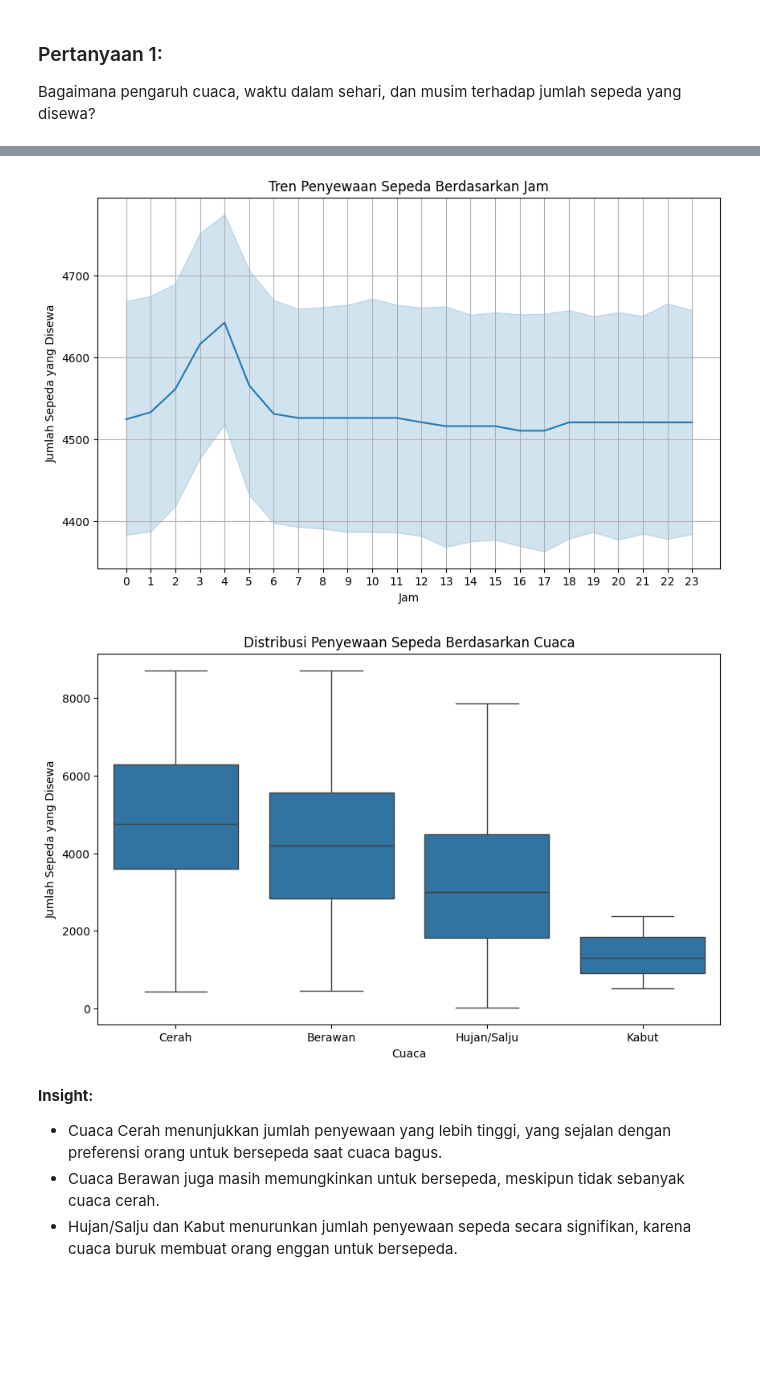
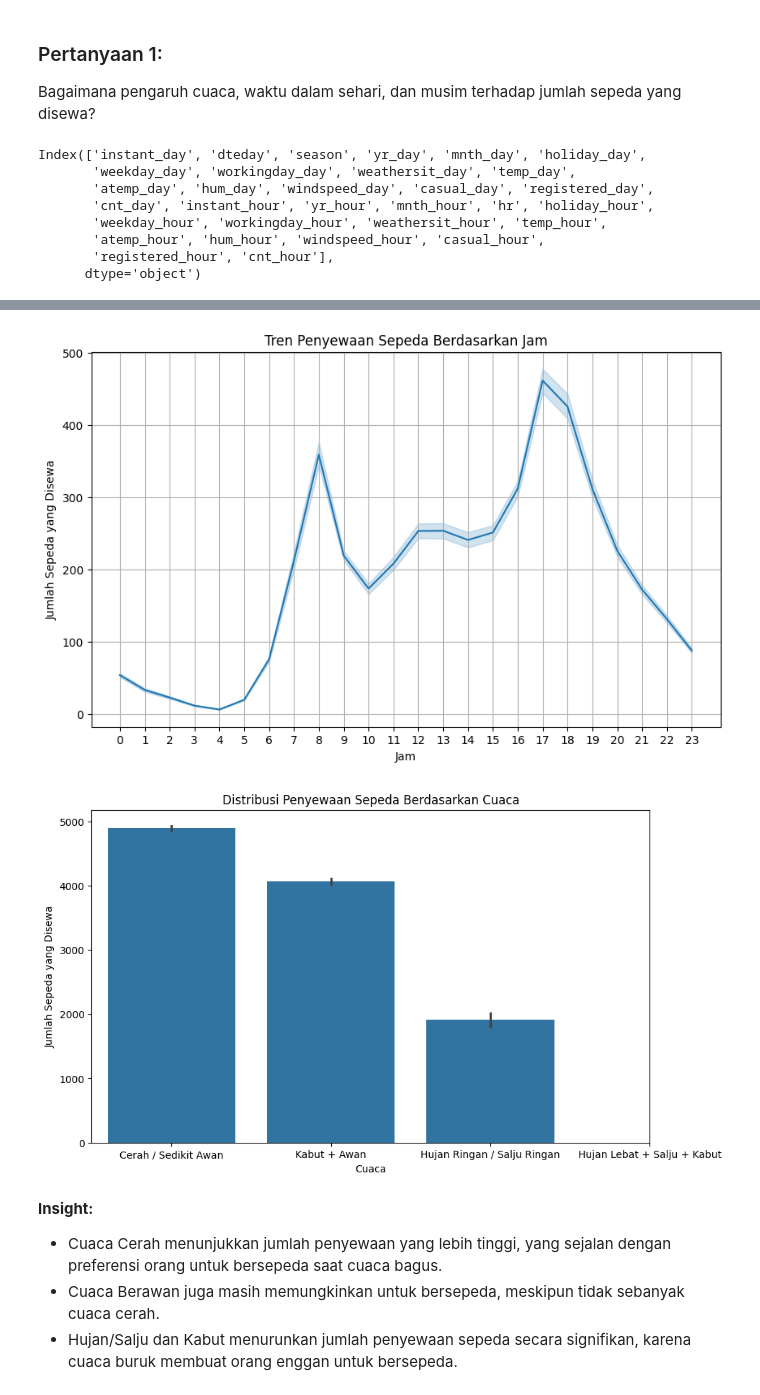
Before and after one commit to maulanycitra/Proyek-Analisis-Data-Dicoding, a Jupyter notebook: Proyek_Analisis_Data_Maulany_Citra_Pandini.ipynb, the cells around one changed output, grey strips where cells are left out. Cells and saved outputs as stored; diff of their text form; code cells hidden in the pictures; blank space fills up the shorter version.

```diff
--- a/Proyek_Analisis_Data_Maulany_Citra_Pandini.ipynb
+++ b/Proyek_Analisis_Data_Maulany_Citra_Pandini.ipynb
@@ -42,0 +42,7 @@ df_hour.head()
+# %%
+# Membaca dataset day.csv dan hour.csv
+df_day = pd.read_csv("data/day.csv")
+df_hour = pd.read_csv("data/hour.csv")
+
+# Menampilkan beberapa baris pertama untuk memverifikasi data
+df_hour.head()
@@ -433,19 +464,30 @@ Pengguna registered lebih konsisten sepanjang tahun, terutama di hari kerja, sem
 # %% [markdown]
 ### Pertanyaan 1:
 Bagaimana pengaruh cuaca, waktu dalam sehari, dan musim terhadap jumlah sepeda yang disewa?
+# %%
+print(df_combined.columns)
+# %% [output]
+Index(['instant_day', 'dteday', 'season', 'yr_day', 'mnth_day', 'holiday_day',
+       'weekday_day', 'workingday_day', 'weathersit_day', 'temp_day',
+       'atemp_day', 'hum_day', 'windspeed_day', 'casual_day', 'registered_day',
+       'cnt_day', 'instant_hour', 'yr_hour', 'mnth_hour', 'hr', 'holiday_hour',
+       'weekday_hour', 'workingday_hour', 'weathersit_hour', 'temp_hour',
+       'atemp_hour', 'hum_hour', 'windspeed_hour', 'casual_hour',
+       'registered_hour', 'cnt_hour'],
+      dtype='object')
 # %%
 # Visualisasi jumlah sepeda yang disewa berdasarkan musim
 plt.figure(figsize=(10,6))
-sns.boxplot(x='season_x', y='cnt_y', data=df_combined)
+sns.barplot(x='season', y='cnt_day', data=df_combined)
 plt.title('Distribusi Penyewaan Sepeda Berdasarkan Musim')
 plt.xlabel('Musim')  # Menambahkan label untuk sumbu X
 plt.ylabel('Jumlah Sepeda yang Disewa')  # Menambahkan label untuk sumbu Y
-plt.xticks([0, 1, 2, 3], ['Musim Dingin', 'Musim Semi', 'Musim Panas', 'Musim Gugur'])  # Menambahkan label pada kategori musim
+plt.xticks([0, 1, 2, 3], ['Musim Semi', 'Musim Panas', 'Musim Gugur', 'Musim Dingin'])  # Menambahkan label pada kategori musim
 plt.show()
 
 # Visualisasi jumlah sepeda yang disewa berdasarkan jam
 plt.figure(figsize=(10,6))
-sns.lineplot(x='hr', y='cnt_y', data=df_combined)
+sns.lineplot(x='hr', y='cnt_hour', data=df_combined)
 plt.title('Tren Penyewaan Sepeda Berdasarkan Jam')
 plt.xlabel('Jam')  # Menambahkan label untuk sumbu X
 plt.ylabel('Jumlah Sepeda yang Disewa')  # Menambahkan label untuk sumbu Y
@@ -455,10 +497,10 @@ plt.show()
 
 # Visualisasi jumlah sepeda yang disewa berdasarkan cuaca
 plt.figure(figsize=(10,6))
-sns.boxplot(x='weathersit_x', y='cnt_y', data=df_combined)
+sns.barplot(x='weathersit_day', y='cnt_day', data=df_combined)
 plt.title('Distribusi Penyewaan Sepeda Berdasarkan Cuaca')
 plt.xlabel('Cuaca')  # Menambahkan label untuk sumbu X
 plt.ylabel('Jumlah Sepeda yang Disewa')  # Menambahkan label untuk sumbu Y
-plt.xticks([0, 1, 2, 3], ['Cerah', 'Berawan', 'Hujan/Salju', 'Kabut'])  # Menambahkan label untuk kategori cuaca
+plt.xticks([0, 1, 2, 3], ['Cerah / Sedikit Awan','Kabut + Awan','Hujan Ringan / Salju Ringan','Hujan Lebat + Salju + Kabut'])  # Menambahkan label untuk kategori cuaca
 plt.show()
 # %% [output]
@@ -466,5 +508,5 @@ plt.show()
-[figure, old version]
+[figure, new version]
-[figure, old version]
+[figure, new version]
 # %% [markdown]
 **Insight:**
 - Cuaca Cerah menunjukkan jumlah penyewaan yang lebih tinggi, yang sejalan dengan preferensi orang untuk bersepeda saat cuaca bagus.
```
Also changed, not shown: parts of 12 cells of this notebook.
